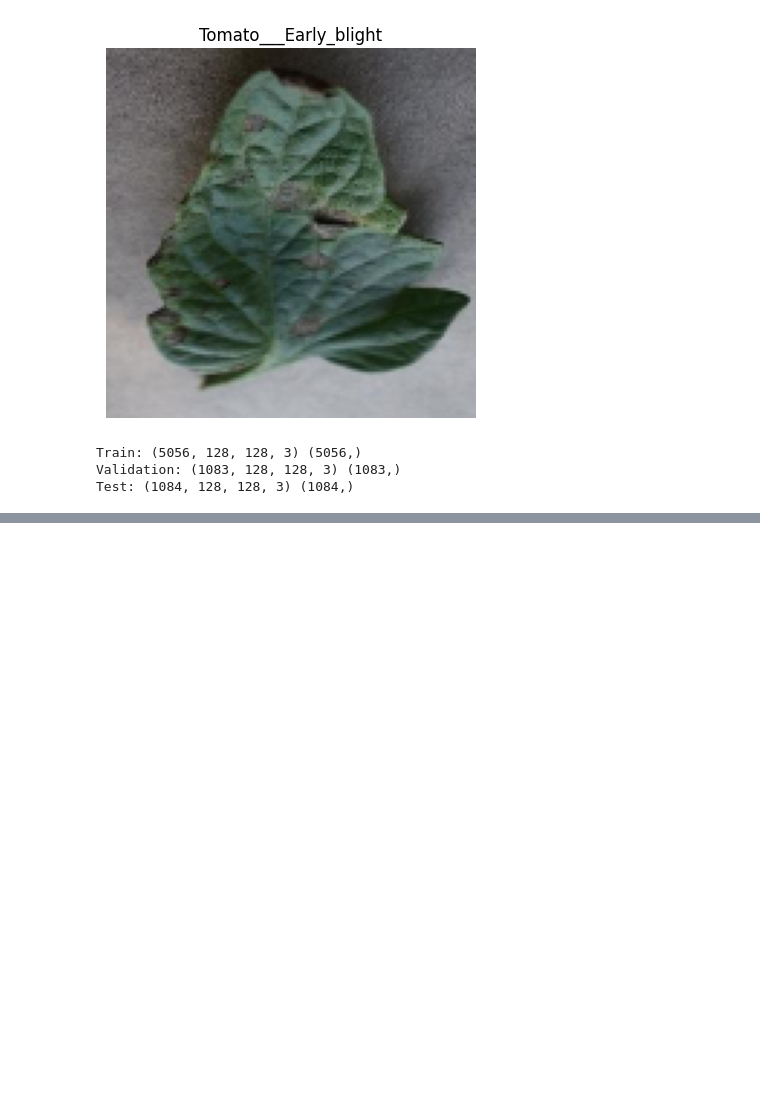
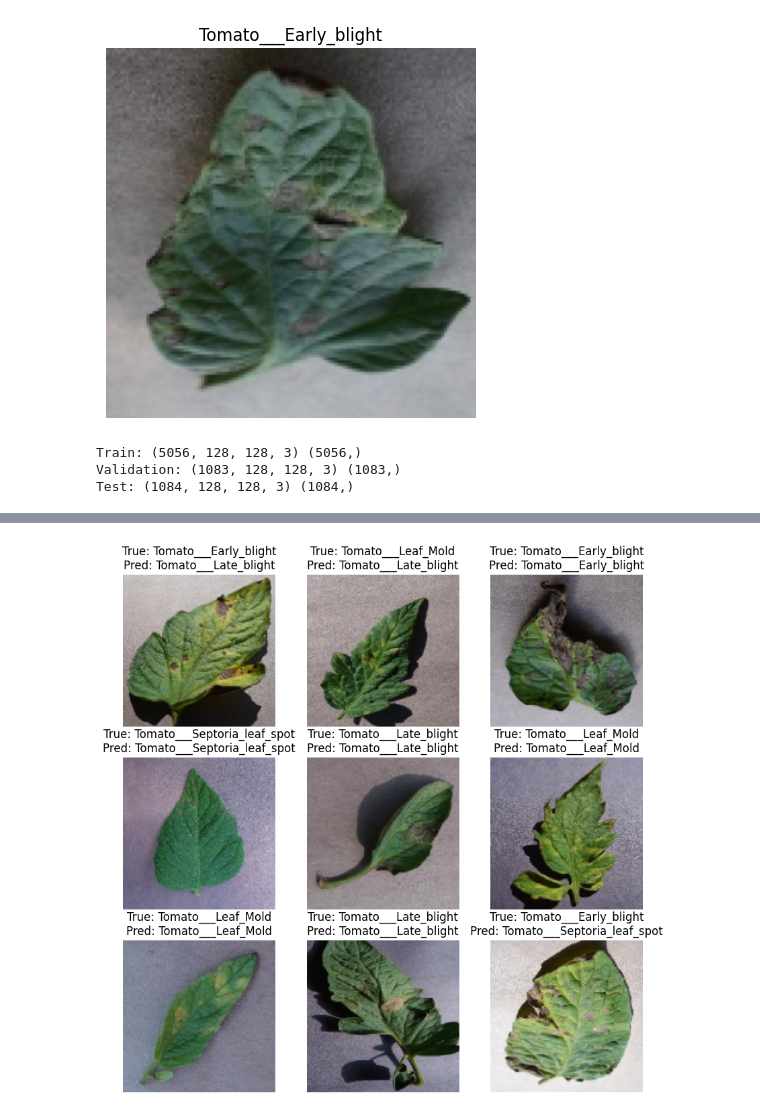
Before and after one commit to Basmaess1/Plant_disease_detection, a Jupyter notebook: srcs/preprocess.ipynb, the cells around one changed output, grey strips where cells are left out. Drawn from its saved outputs; the diff is of its cells as text; code cells hidden in the pictures; blank space fills up the shorter version.

```diff
--- a/srcs/preprocess.ipynb
+++ b/srcs/preprocess.ipynb
@@ -110,0 +235,19 @@ Model: "sequential_3"
+# %%
+import random
+
+plt.figure(figsize=(10, 10))
+
+for i in range(9):
+    idx = random.randint(0, len(X_test) - 1)
+    img = X_test[idx]
+    true_label = classes[y_test[idx]]
+    pred_label = classes[y_pred_classes[idx]]
+
+    plt.subplot(3, 3, i + 1)
+    plt.imshow(img)
+    plt.title(f"True: {true_label}\nPred: {pred_label}")
+    plt.axis('off')
+
+plt.show()
+# %% [output]
+[figure, added]
```
Also changed, not shown: parts of 8 cells of this notebook, 4 other files.
